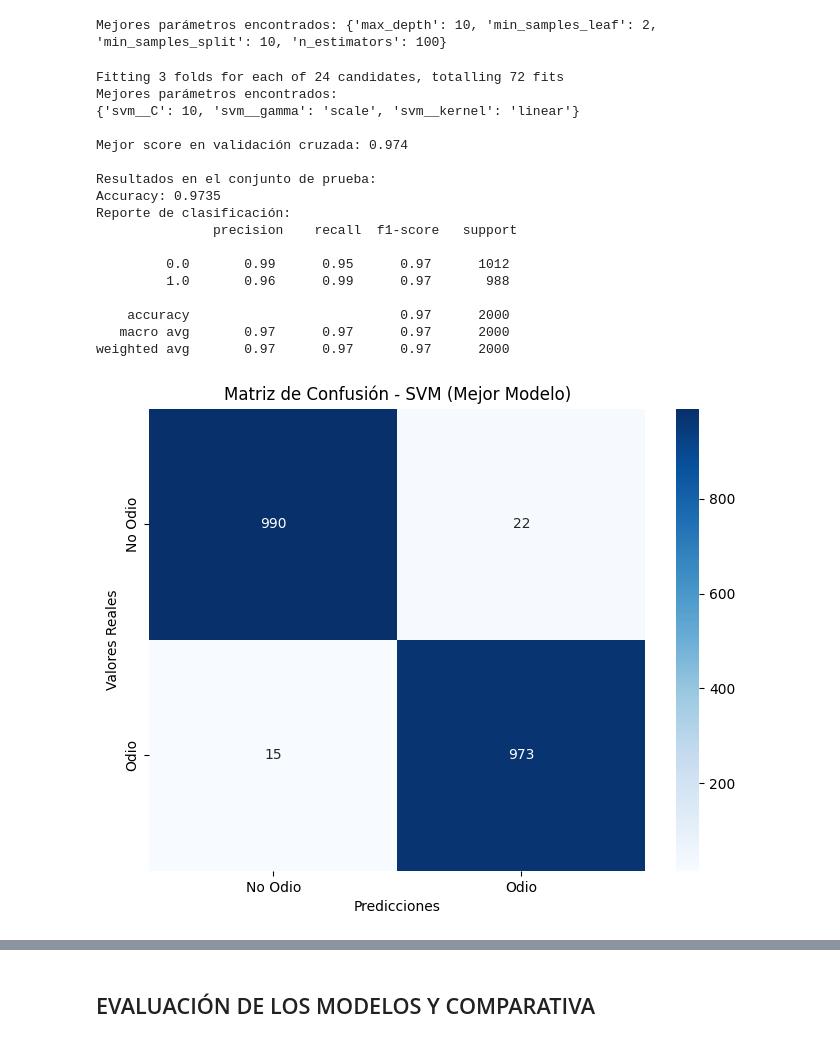
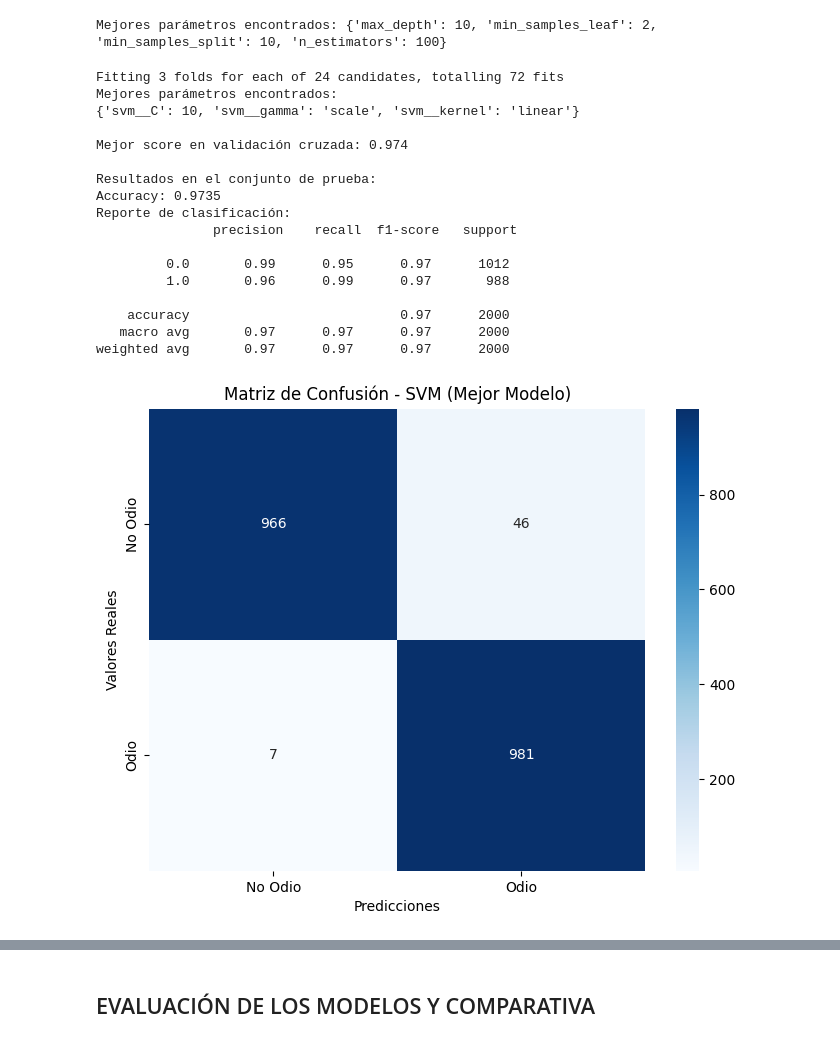
Before and after one commit to abulnes16/activity-3-machine-learning, a Jupyter notebook: Actividad_3.ipynb, the cells around one changed output, grey strips where cells are left out. Drawn from its saved outputs; the diff is of its cells as text; code cells hidden in the pictures.

```diff
--- a/Actividad_3.ipynb
+++ b/Actividad_3.ipynb
@@ -379,32 +379,32 @@ svm_y_pred = svm_grid_search.predict(X_test)
 
 svm_conf_matrix = confusion_matrix(y_test, svm_y_pred)
 print("\nResultados en el conjunto de prueba:")
 print("Accuracy:", accuracy_score(y_test, svm_y_pred))
 print("Reporte de clasificación:\n", classification_report(y_test, svm_y_pred))
 
 plt.figure(figsize=(8, 6))
-sns.heatmap(matriz_confusion_rf, annot=True, fmt='d', cmap='Blues',
+sns.heatmap(svm_conf_matrix, annot=True, fmt='d', cmap='Blues',
             xticklabels=['No Odio', 'Odio'], yticklabels=['No Odio', 'Odio'])
 plt.title('Matriz de Confusión - SVM (Mejor Modelo)')
 plt.xlabel('Predicciones')
 plt.ylabel('Valores Reales')
 plt.show()
 # %% [output]
 Fitting 3 folds for each of 24 candidates, totalling 72 fits
 Mejores parámetros encontrados:
 {'svm__C': 10, 'svm__gamma': 'scale', 'svm__kernel': 'linear'}
 
 Mejor score en validación cruzada: 0.974
 
 Resultados en el conjunto de prueba:
 Accuracy: 0.9735
 Reporte de clasificación:
                precision    recall  f1-score   support
 
          0.0       0.99      0.95      0.97      1012
          1.0       0.96      0.99      0.97       988
 
     accuracy                           0.97      2000
    macro avg       0.97      0.97      0.97      2000
 weighted avg       0.97      0.97      0.97      2000
-[figure, old version]
+[figure, new version]
```
Also changed, not shown: parts of 1 cell of this notebook.
